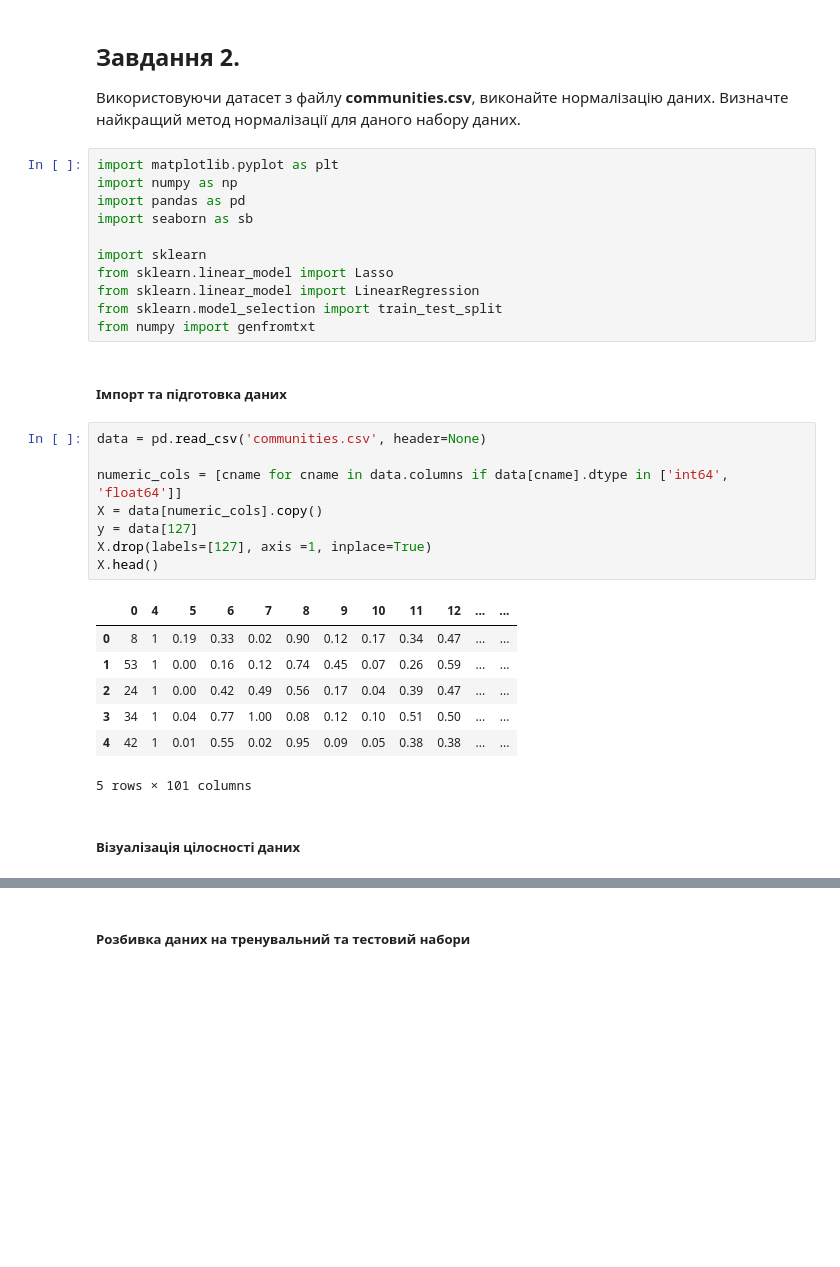
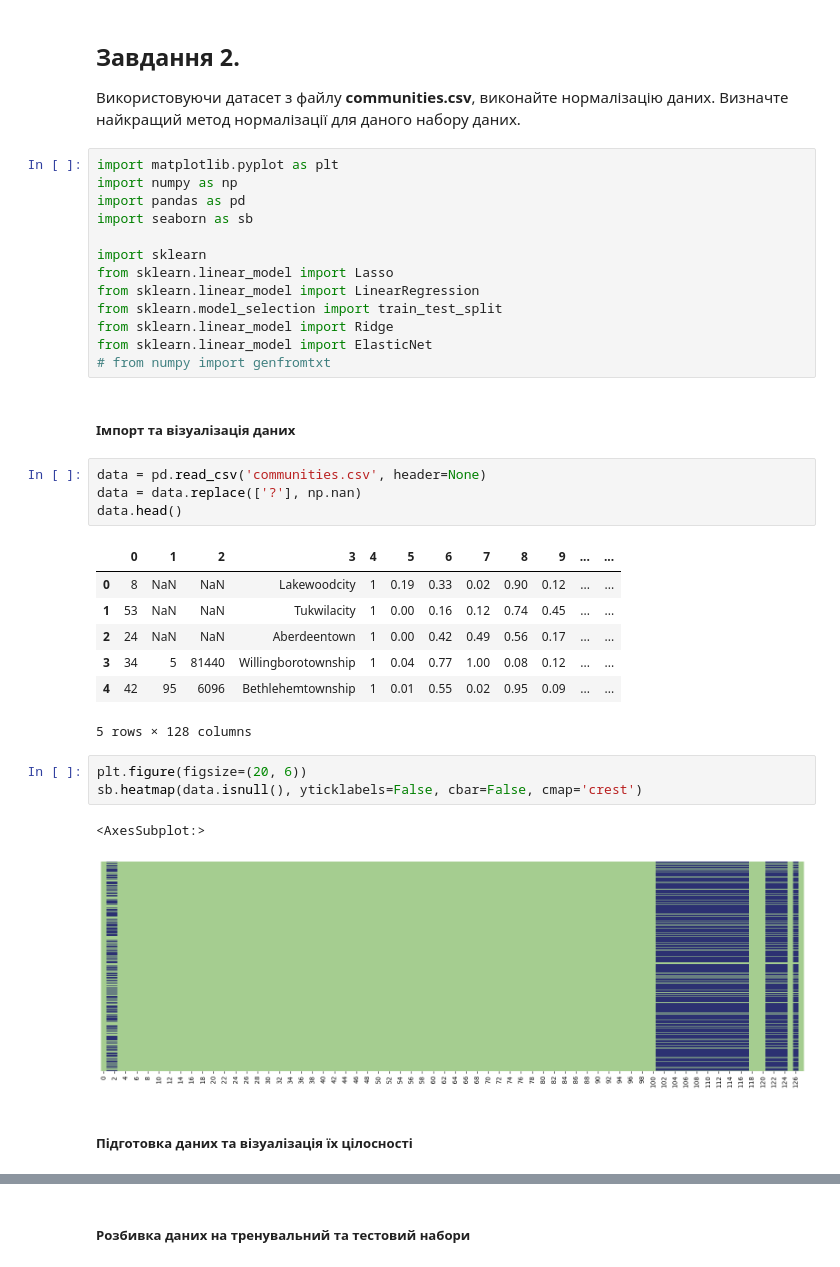
Before and after one commit to KotPetr/PDS2_Konst_Petrenko, a Jupyter notebook: Lesson_37/dz_37_2.ipynb, the cells around one changed output, grey strips where cells are left out. Drawn from its saved outputs; the diff is of its cells as text; blank space fills up the shorter version.

```diff
--- a/Lesson_37/dz_37_2.ipynb
+++ b/Lesson_37/dz_37_2.ipynb
@@ -11,24 +11,28 @@ import sklearn
 from sklearn.linear_model import Lasso
 from sklearn.linear_model import LinearRegression
 from sklearn.model_selection import train_test_split
-from numpy import genfromtxt
+from sklearn.linear_model import Ridge
+from sklearn.linear_model import ElasticNet
+# from numpy import genfromtxt
 # %% [markdown]
-##### Імпорт та підготовка даних
+##### Імпорт та візуалізація даних
 # %%
 data = pd.read_csv('communities.csv', header=None)
-
-numeric_cols = [cname for cname in data.columns if data[cname].dtype in ['int64', 'float64']]
-X = data[numeric_cols].copy()
-y = data[127]
-X.drop(labels=[127], axis =1, inplace=True)
-X.head()
+data = data.replace(['?'], np.nan)
+data.head()
 # %% [output]
-|  | 0 | 4 | 5 | 6 | 7 | 8 | 9 | 10 | 11 | 12 | ... | ... |
-| 0 | 8 | 1 | 0.19 | 0.33 | 0.02 | 0.90 | 0.12 | 0.17 | 0.34 | 0.47 | ... | ... |
-| 1 | 53 | 1 | 0.00 | 0.16 | 0.12 | 0.74 | 0.45 | 0.07 | 0.26 | 0.59 | ... | ... |
-| 2 | 24 | 1 | 0.00 | 0.42 | 0.49 | 0.56 | 0.17 | 0.04 | 0.39 | 0.47 | ... | ... |
-| 3 | 34 | 1 | 0.04 | 0.77 | 1.00 | 0.08 | 0.12 | 0.10 | 0.51 | 0.50 | ... | ... |
-| 4 | 42 | 1 | 0.01 | 0.55 | 0.02 | 0.95 | 0.09 | 0.05 | 0.38 | 0.38 | ... | ... |
+|  | 0 | 1 | 2 | 3 | 4 | 5 | 6 | 7 | 8 | 9 | ... | ... |
+| 0 | 8 | NaN | NaN | Lakewoodcity | 1 | 0.19 | 0.33 | 0.02 | 0.90 | 0.12 | ... | ... |
+| 1 | 53 | NaN | NaN | Tukwilacity | 1 | 0.00 | 0.16 | 0.12 | 0.74 | 0.45 | ... | ... |
+| 2 | 24 | NaN | NaN | Aberdeentown | 1 | 0.00 | 0.42 | 0.49 | 0.56 | 0.17 | ... | ... |
+| 3 | 34 | 5 | 81440 | Willingborotownship | 1 | 0.04 | 0.77 | 1.00 | 0.08 | 0.12 | ... | ... |
+| 4 | 42 | 95 | 6096 | Bethlehemtownship | 1 | 0.01 | 0.55 | 0.02 | 0.95 | 0.09 | ... | ... |
-5 rows × 101 columns
+5 rows × 128 columns
-# %% [markdown]
-##### Візуалізація цілосності даних
+# %%
+plt.figure(figsize=(20, 6))
+sb.heatmap(data.isnull(), yticklabels=False, cbar=False, cmap='crest')
+# %% [output]
+<AxesSubplot:>
+[figure, added]
+# %% [markdown]
+##### Підготовка даних та візуалізація їх  цілосності
```
Also changed, not shown: parts of 9 cells of this notebook.
